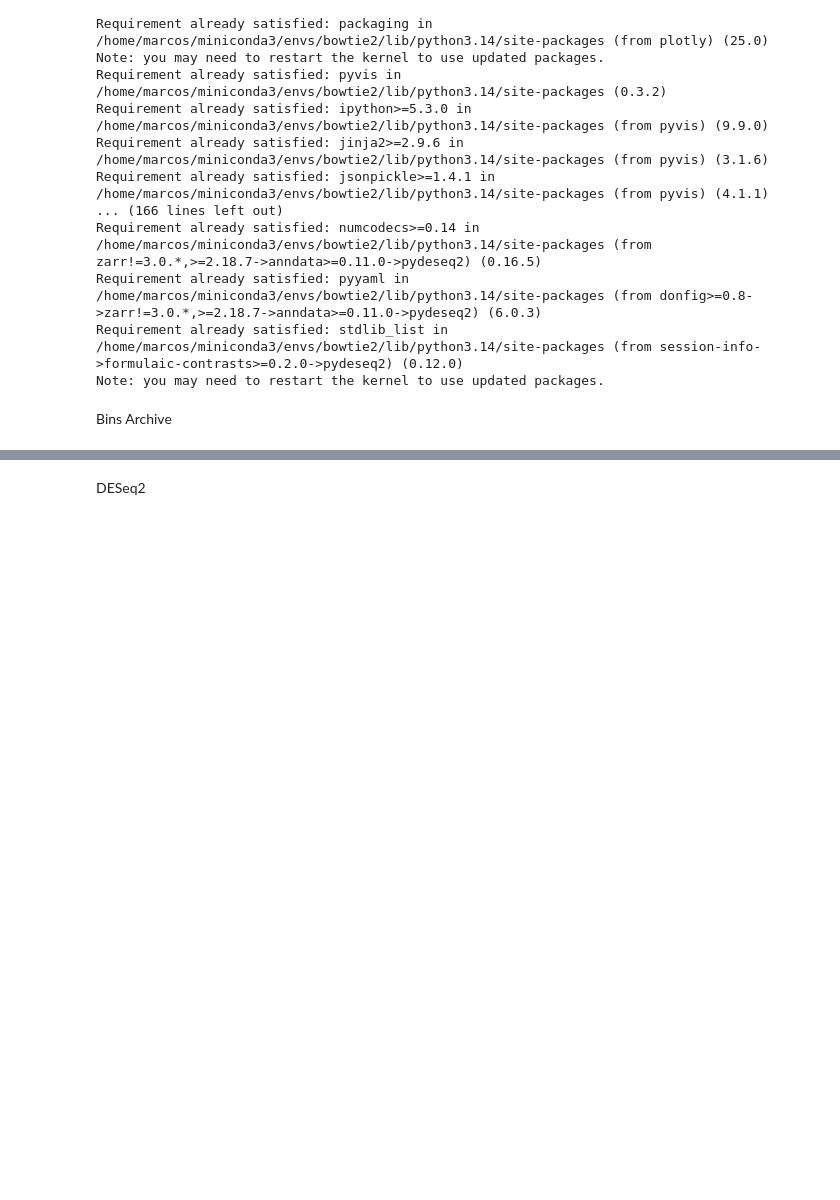
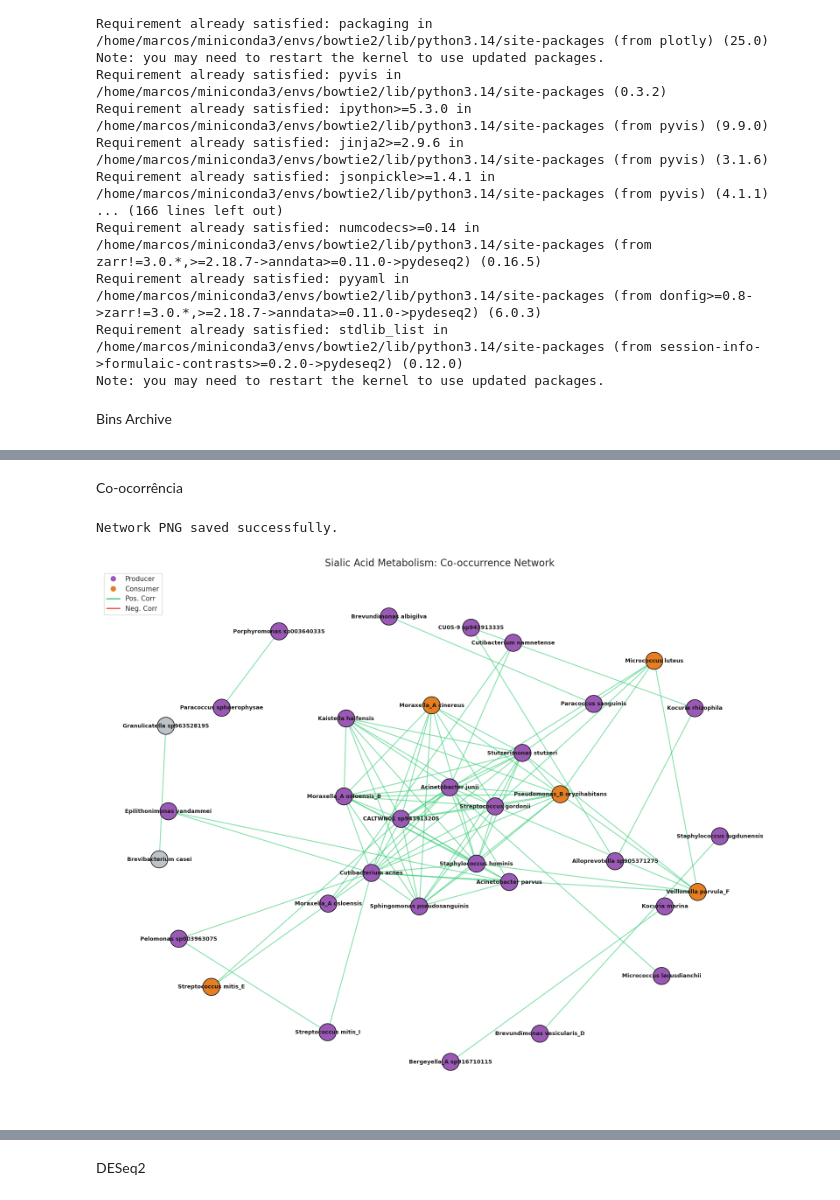
Before and after one commit to Marcosv21/Doc_project, a Jupyter notebook: statistical_analysis/plots_doc_simple.ipynb, the cells around one changed output, grey strips where cells are left out. Cells and saved outputs as stored; diff of their text form; code cells hidden in the pictures; blank space fills up the shorter version.

```diff
--- a/statistical_analysis/plots_doc_simple.ipynb
+++ b/statistical_analysis/plots_doc_simple.ipynb
@@ -909,0 +396,73 @@ Saved to: /home/marcos/PRJEB59406/ORGANIZED_RESULTS/figures/gtdb_quality/Fig2_Co
+# %% [markdown]
+Co-ocorrência
+# %%
+import pandas as pd
+import numpy as np
+import networkx as nx
+import matplotlib.pyplot as plt
+import os
+from matplotlib.lines import Line2D
+
+# 1. Setup
+FILE_PATH = "/home/marcos/PRJEB59406/ORGANIZED_RESULTS_PJREB59406/ORGANIZED_RESULTS_PRJEB59406/Final_Table_Taxonomy_Function_DESeq2.tsv"
+OUT_DIR = "/home/marcos/PRJEB59406/ORGANIZED_RESULTS_PJREB59406/ORGANIZED_RESULTS_PRJEB59406/image"
+os.makedirs(OUT_DIR, exist_ok=True)
+
+df = pd.read_csv(FILE_PATH, sep='\t').dropna(subset=['Species'])
+df = df[~df['Species'].isin(['Unknown', 'nan', 'None'])]
+
+# Parse genes and define status
+genes = ['has_nanH', 'has_nanE', 'has_nanK', 'has_nanA', 'has_nanT']
+for g in genes:
+    df[g] = df[g].astype(str).str.upper().isin(['YES', 'TRUE', '1', '1.0'])
+
+df.loc[df['has_nanH'] & df['has_nanA'], 'Status'] = 'Producer (nanH+)'
+df.loc[(~df['has_nanH']) & df['has_nanA'] & (df['has_nanE'] | df['has_nanK'] | df['has_nanT']), 'Status'] = 'Consumer (nanA+)'
+df['Status'] = df['Status'].fillna('Background')
+
+# 2. Filter for top 40 significant species
+df['pvalue'] = pd.to_numeric(df['pvalue'], errors='coerce')
+df_plot = df[df['pvalue'] < 0.05].copy()
+top_sp = df_plot.groupby('Species')['VST_Abundance'].mean().nlargest(40).index
+df_sub = df_plot[df_plot['Species'].isin(top_sp)]
+
+# 3. Correlation and Graph
+pivot = df_sub.pivot_table(index='Sample', columns='Species', values='VST_Abundance').fillna(0)
+corr = pivot.corr(method='spearman')
+
+G = nx.Graph()
+for i in range(len(corr.columns)):
+    for j in range(i + 1, len(corr.columns)):
+        w = corr.iloc[i, j]
+        if abs(w) > 0.45:
+            G.add_edge(corr.columns[i], corr.columns[j], weight=w)
+
+# 4. Plotting
+plt.figure(figsize=(20, 16))
+pos = nx.spring_layout(G, k=1.2, seed=42)
+meta = df_sub.drop_duplicates('Species').set_index('Species')
+
+colors = {'Producer (nanH+)': '#9b59b6', 'Consumer (nanA+)': '#e67e22', 'Background': '#bdc3c7'}
+node_colors = [colors[meta.loc[n, 'Status']] if n in meta.index else colors['Background'] for n in G.nodes()]
+edge_colors = ['#2ecc71' if G[u][v]['weight'] > 0 else '#e74c3c' for u, v in G.edges()]
+
+nx.draw_networkx_nodes(G, pos, node_size=800, node_color=node_colors, edgecolors='black')
+nx.draw_networkx_edges(G, pos, edge_color=edge_colors, width=1.5, alpha=0.6)
+nx.draw_networkx_labels(G, pos, font_size=9, font_weight='bold')
+
+# Legend
+legend_el = [
+    Line2D([0], [0], marker='o', color='w', label='Producer', markerfacecolor='#9b59b6', markersize=10),
+    Line2D([0], [0], marker='o', color='w', label='Consumer', markerfacecolor='#e67e22', markersize=10),
+    Line2D([0], [0], color='#2ecc71', lw=2, label='Pos. Corr'),
+    Line2D([0], [0], color='#e74c3c', lw=2, label='Neg. Corr')
+]
+plt.legend(handles=legend_el, loc='upper left')
+plt.title("Sialic Acid Metabolism: Co-occurrence Network", fontsize=16)
+plt.axis('off')
+
+plt.savefig(os.path.join(OUT_DIR, "Network_Sialic.png"), dpi=300, bbox_inches='tight')
+print("Network PNG saved successfully.")
+# %% [output]
+Network PNG saved successfully.
+[figure, added]
```
Also changed, not shown: parts of 67 cells of this notebook, 7 other files.
